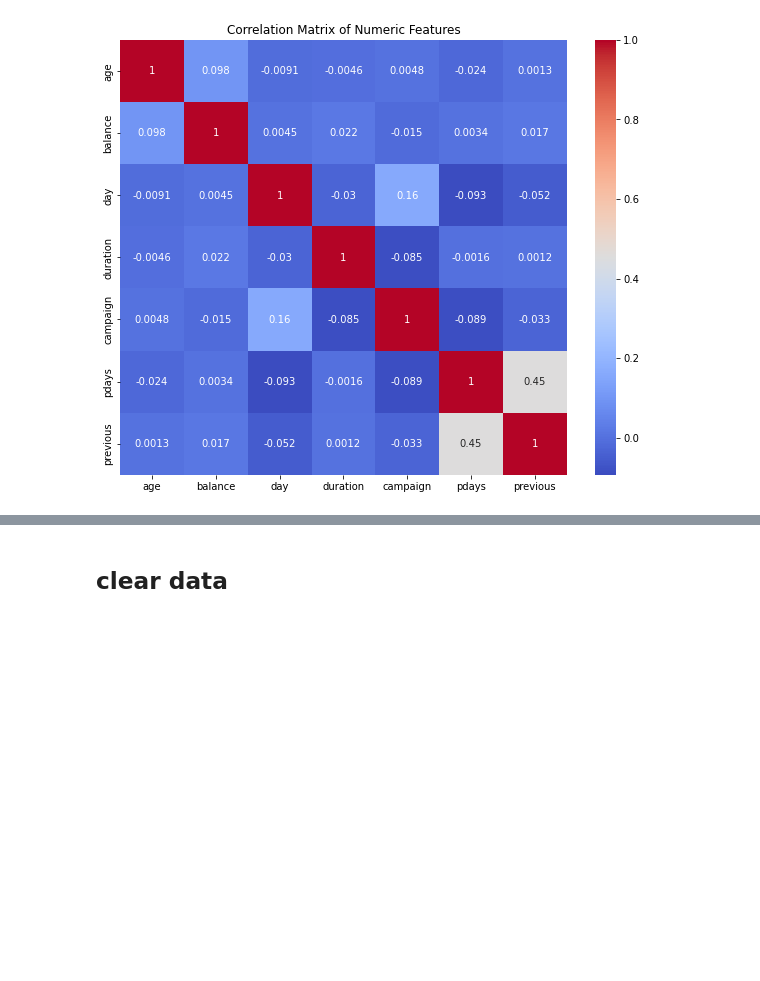
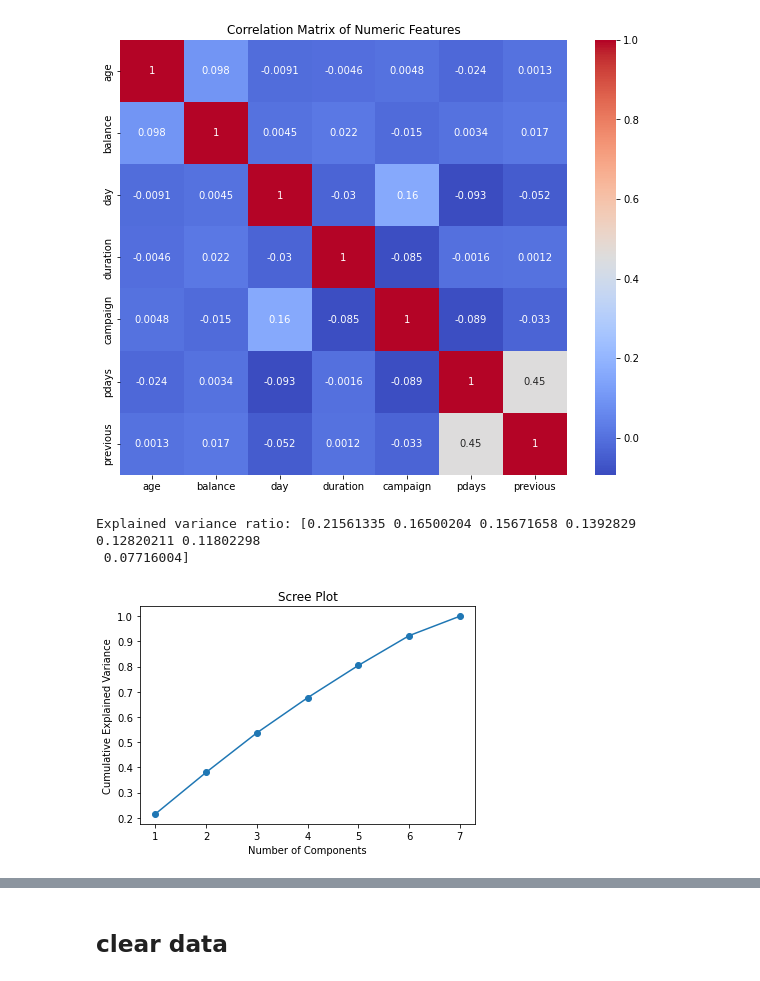
Before and after one commit to asahium/SAS_Project, a Jupyter notebook: main.ipynb, the cells around one changed output, grey strips where cells are left out. Drawn from its saved outputs; the diff is of its cells as text; code cells hidden in the pictures; blank space fills up the shorter version.

```diff
--- a/main.ipynb
+++ b/main.ipynb
@@ -173,3 +180,40 @@ plt.title('Correlation Matrix of Numeric Features')
 plt.show()
 # %% [output]
 [figure]
+# %%
+
+
+# Select the numeric features for PCA
+numeric_features = ['age', 'balance', 'day', 'duration', 'campaign', 'pdays', 'previous']
+
+# Create a DataFrame with only the numeric features
+numeric_df = df[numeric_features]
+
+# Standardize the numeric features
+scaler = StandardScaler()
+scaled_numeric = scaler.fit_transform(numeric_df)
+
+# Perform PCA
+pca = PCA()
+pca.fit(scaled_numeric)
+
+# Get the principal components
+principal_components = pca.transform(scaled_numeric)
+
+# Optional: Print the explained variance ratio
+explained_variance_ratio = pca.explained_variance_ratio_
+print("Explained variance ratio:", explained_variance_ratio)
+# %% [output]
+Explained variance ratio: [0.21561335 0.16500204 0.15671658 0.1392829  0.12820211 0.11802298
+ 0.07716004]
+# %%
+cumulative_variance_ratio = np.cumsum(explained_variance_ratio)
+
+# Scree plot
+plt.plot(range(1, len(explained_variance_ratio) + 1), cumulative_variance_ratio, marker='o')
+plt.xlabel('Number of Components')
+plt.ylabel('Cumulative Explained Variance')
+plt.title('Scree Plot')
+plt.show()
+# %% [output]
+[figure, added]
```
Also changed, not shown: parts of 6 cells of this notebook.
